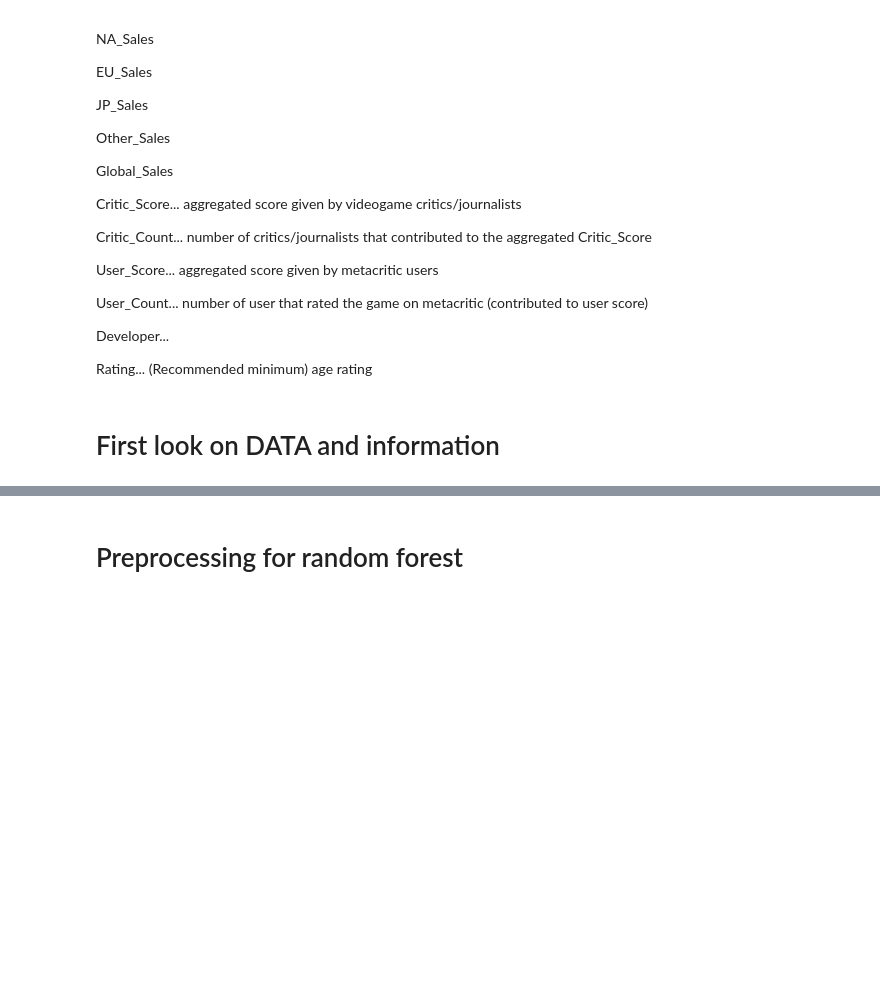
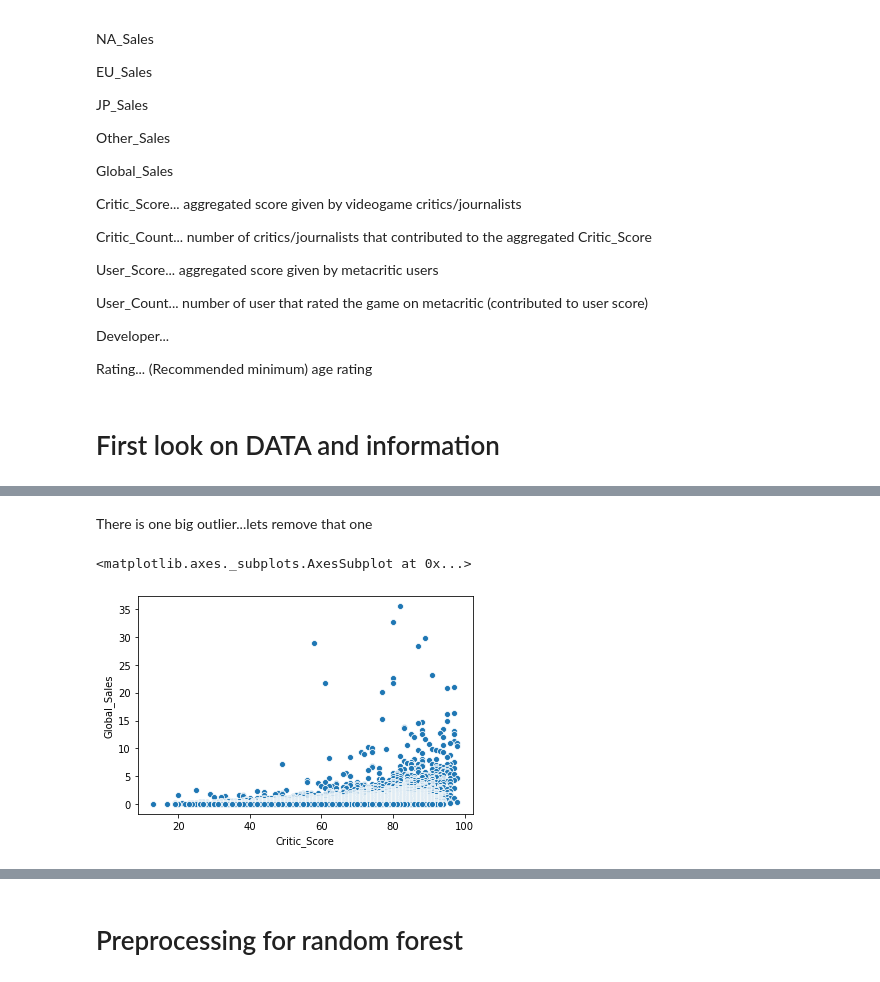
Before and after one commit to GenosW/ml-exercises, a Jupyter notebook: exercise1/videogames.ipynb, the cells around one changed output, grey strips where cells are left out. Cells and saved outputs as stored; diff of their text form; code cells hidden in the pictures; blank space fills up the shorter version.

```diff
--- a/exercise1/videogames.ipynb
+++ b/exercise1/videogames.ipynb
@@ -191,0 +198,8 @@ None
+# %% [markdown]
+There is one big outlier...lets remove that one
+# %%
+df_raw = df_raw.drop(df_raw[df_raw['Global_Sales'] > 70].index, axis=0)
+sns.scatterplot(x = df_raw['Critic_Score'], y = df_raw['Global_Sales'])
+# %% [output]
+<matplotlib.axes._subplots.AxesSubplot at 0x...>
+[figure, added]
```
Also changed, not shown: parts of 9 cells of this notebook, 4 other files.
